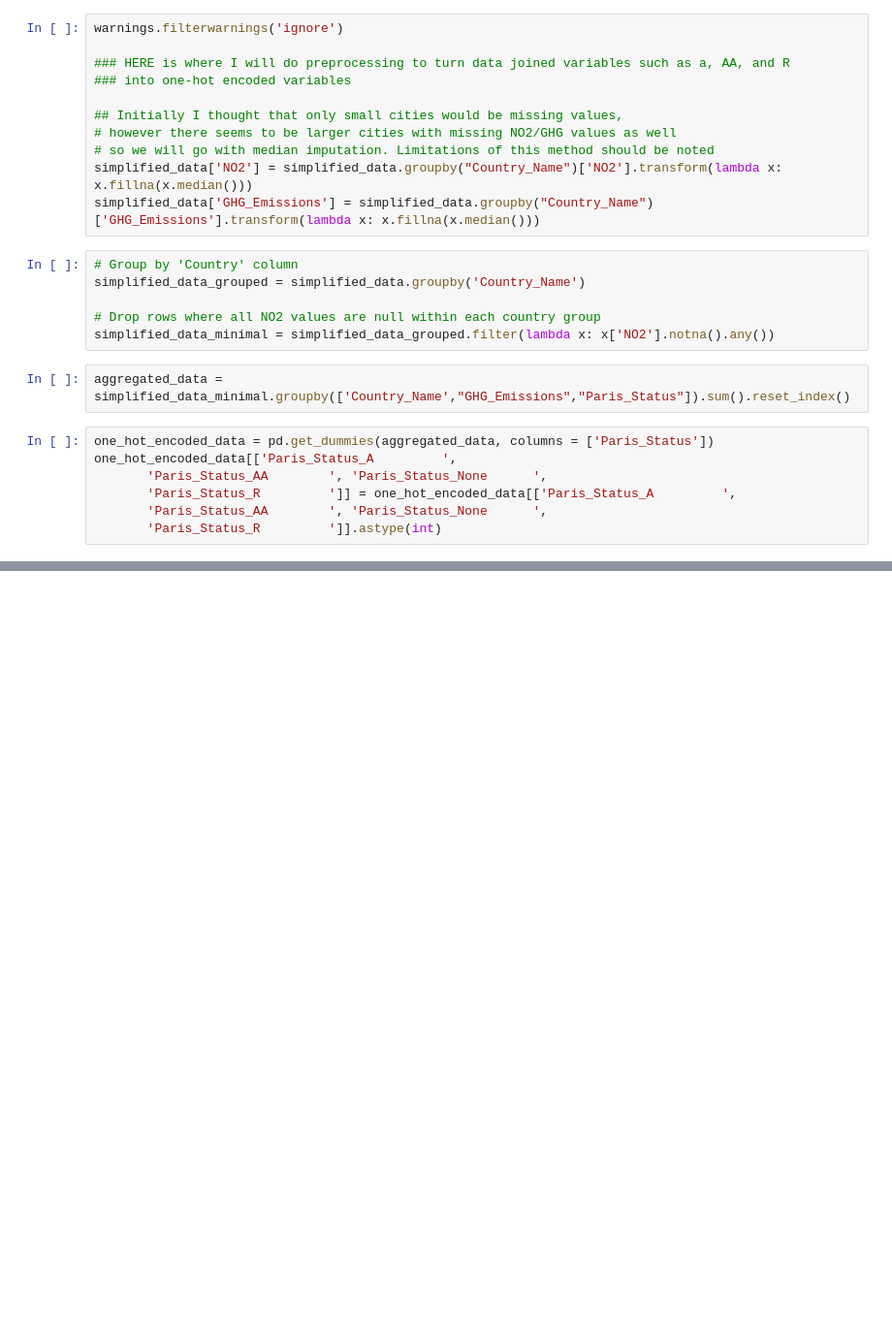
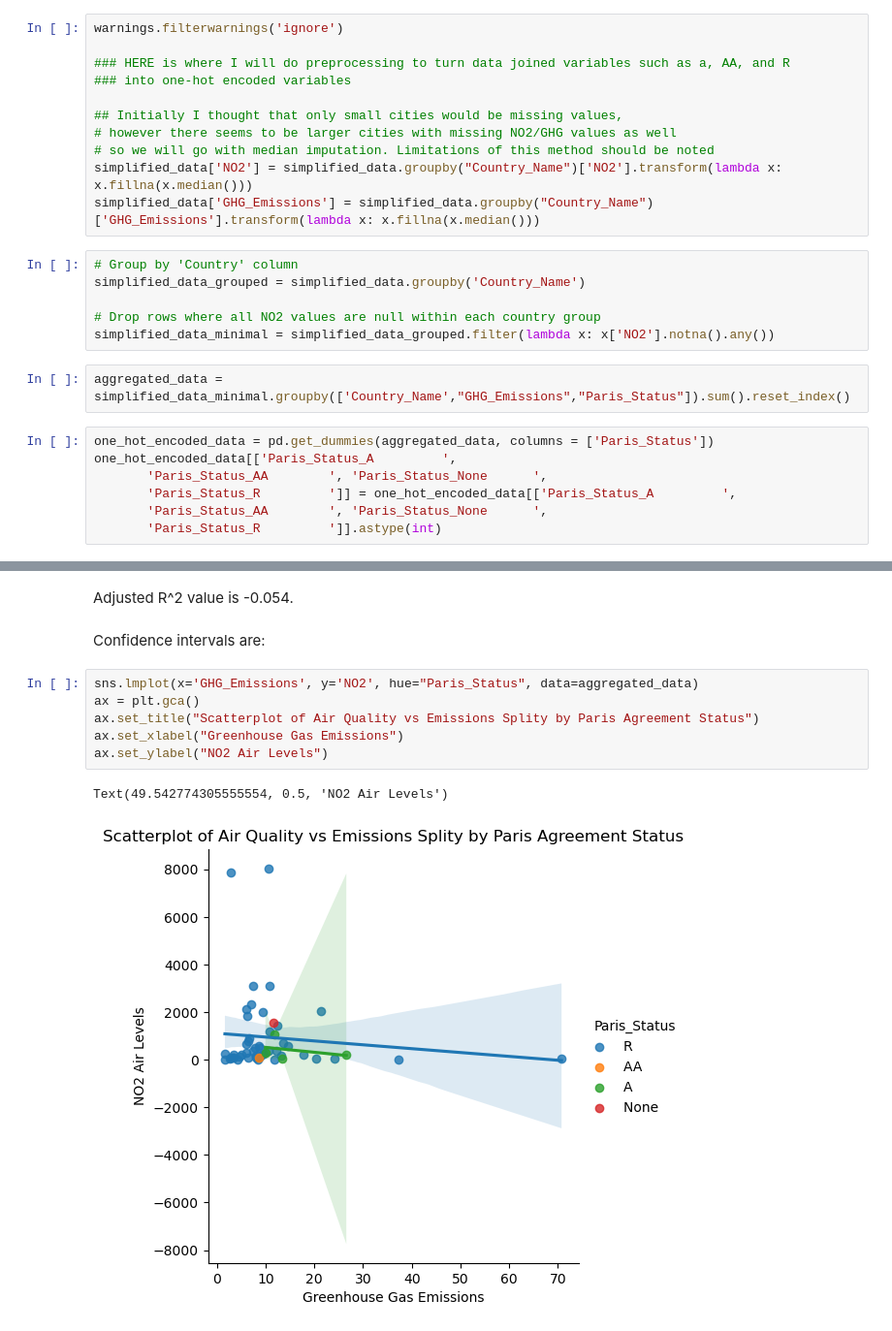
Before and after one commit to jjadeb/CPSC368_Insert_Statements, a Jupyter notebook: Analysis2.ipynb, the cells around one changed output, grey strips where cells are left out. Shown: that part at 97% size. Drawn from its saved outputs; the diff is of its cells as text; blank space fills up the shorter version.

```diff
--- a/Analysis2.ipynb
+++ b/Analysis2.ipynb
@@ -79,3 +72,16 @@ Notes:
 [1] Standard Errors assume that the covariance matrix of the errors is correctly specified.
 [2] The smallest eigenvalue is 1.94e-31. This might indicate that there are
 strong multicollinearity problems or that the design matrix is singular.
+# %% [markdown]
+Adjusted R^2 value is -0.054.
+# %% [markdown]
+Confidence intervals are:
+# %%
+sns.lmplot(x='GHG_Emissions', y='NO2', hue="Paris_Status", data=aggregated_data)
+ax = plt.gca()
+ax.set_title("Scatterplot of Air Quality vs Emissions Splity by Paris Agreement Status")
+ax.set_xlabel("Greenhouse Gas Emissions")
+ax.set_ylabel("NO2 Air Levels")
+# %% [output]
+Text(49.542774305555554, 0.5, 'NO2 Air Levels')
+[figure, added]
```
Also changed, not shown: parts of 4 cells of this notebook.
